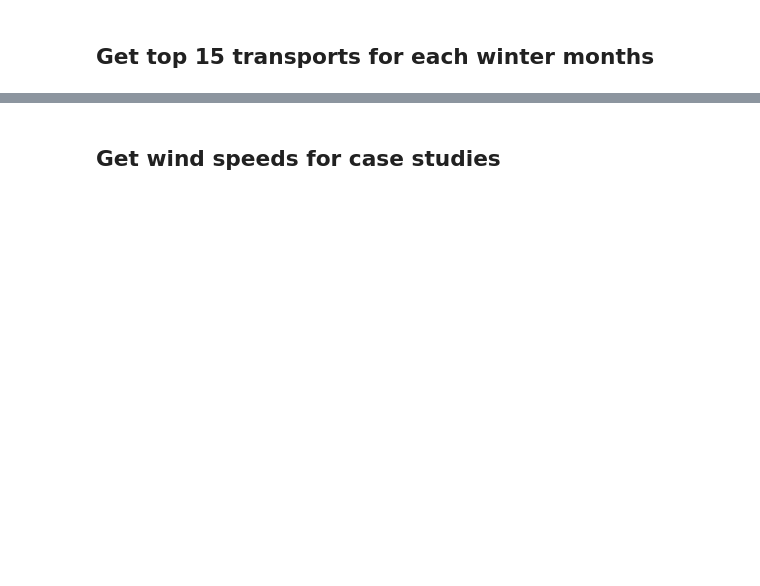
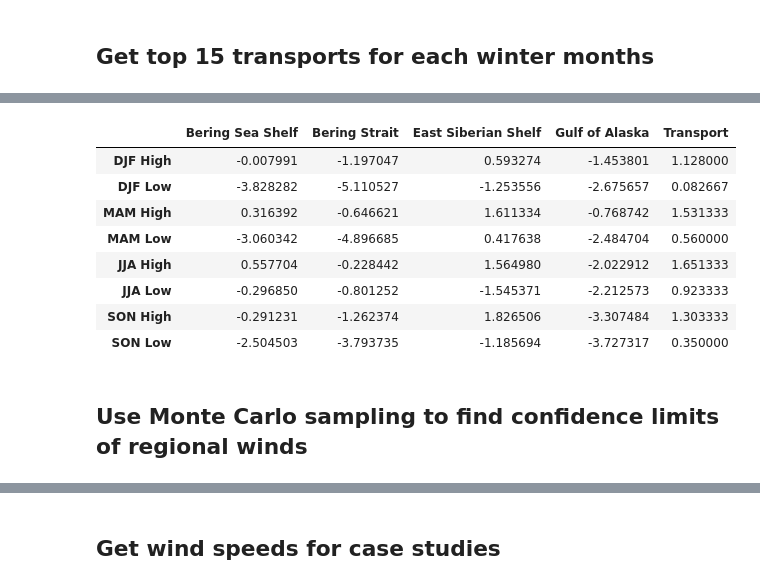
Before and after one commit to andypbarrett/BeringStraitHeatFlux, a Jupyter notebook: notebooks/correlate_regional_winds_and_transport.ipynb, the cells around one changed output, grey strips where cells are left out. Saved outputs shown, nothing was run; the diff lists cells and outputs as text; code cells hidden in the pictures; blank space fills up the shorter version.

```diff
--- a/notebooks/correlate_regional_winds_and_transport.ipynb
+++ b/notebooks/correlate_regional_winds_and_transport.ipynb
@@ -525,0 +531,18 @@ pd.concat( [get_mean_winds(bigDf, 'DJF'),
+# %%
+hilo_winds_rotated = pd.concat( [get_mean_winds(df_rotated, 'DJF'),
+                                 get_mean_winds(df_rotated, 'MAM'),
+                                 get_mean_winds(df_rotated, 'JJA'),
+                                 get_mean_winds(df_rotated, 'SON')] )
+hilo_winds_rotated
+# %% [output]
+|  | Bering Sea Shelf | Bering Strait | East Siberian Shelf | Gulf of Alaska | Transport |
+| DJF High | -0.007991 | -1.197047 | 0.593274 | -1.453801 | 1.128000 |
+| DJF Low | -3.828282 | -5.110527 | -1.253556 | -2.675657 | 0.082667 |
+| MAM High | 0.316392 | -0.646621 | 1.611334 | -0.768742 | 1.531333 |
+| MAM Low | -3.060342 | -4.896685 | 0.417638 | -2.484704 | 0.560000 |
+| JJA High | 0.557704 | -0.228442 | 1.564980 | -2.022912 | 1.651333 |
+| JJA Low | -0.296850 | -0.801252 | -1.545371 | -2.212573 | 0.923333 |
+| SON High | -0.291231 | -1.262374 | 1.826506 | -3.307484 | 1.303333 |
+| SON Low | -2.504503 | -3.793735 | -1.185694 | -3.727317 | 0.350000 |
+# %% [markdown]
+## Use Monte Carlo sampling to find confidence limits of regional winds
```
Also changed, not shown: parts of 8 cells of this notebook.
